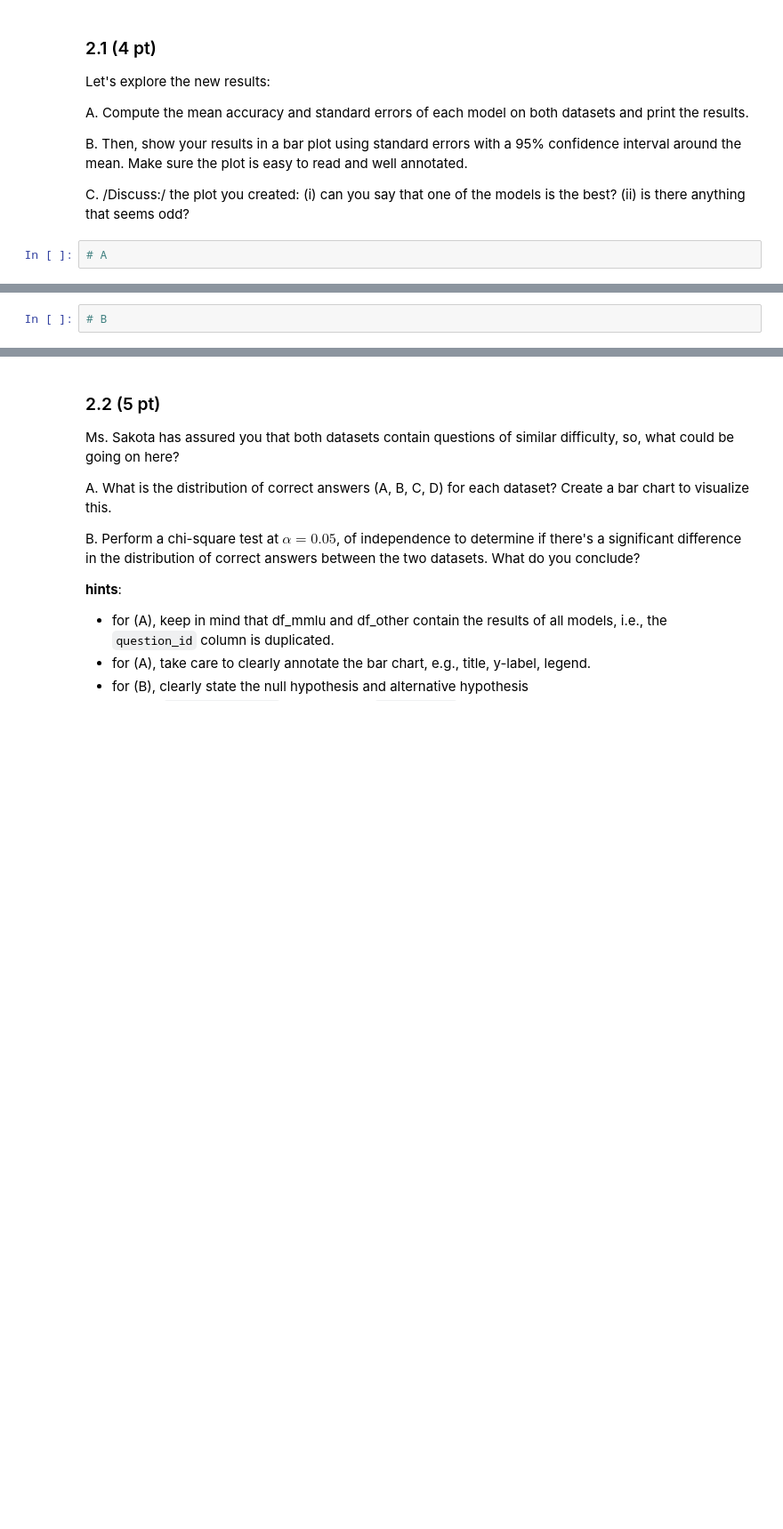
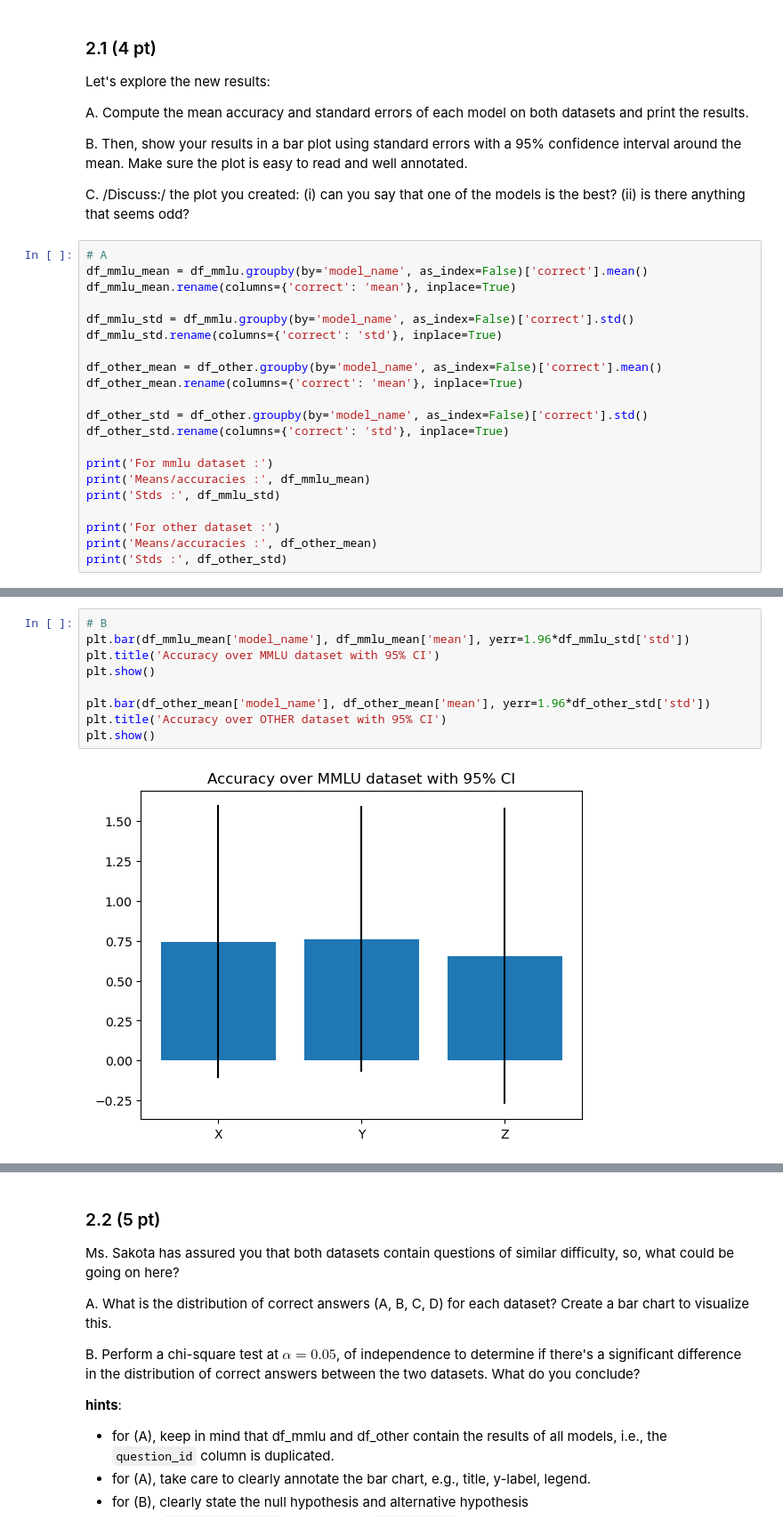
Before and after one commit to M-i-r-c-o/2024, a Jupyter notebook: Homework/01_PROJECT_NEUTRALITY/analysis.ipynb, the cells around one changed output, grey strips where cells are left out. Shown: that part at 89% size. Saved outputs shown, nothing was run; the diff lists cells and outputs as text; blank space fills up the shorter version.

```diff
--- a/Homework/01_PROJECT_NEUTRALITY/analysis.ipynb
+++ b/Homework/01_PROJECT_NEUTRALITY/analysis.ipynb
@@ -381,3 +471,22 @@ B. Then, show your results in a bar plot using standard errors with a 95% confid
 C. /Discuss:/ the plot you created: (i) can you say that one of the models is the best? (ii) is there anything that seems odd?
 # %%
 # A
+df_mmlu_mean = df_mmlu.groupby(by='model_name', as_index=False)['correct'].mean()
+df_mmlu_mean.rename(columns={'correct': 'mean'}, inplace=True)
+
+df_mmlu_std = df_mmlu.groupby(by='model_name', as_index=False)['correct'].std()
+df_mmlu_std.rename(columns={'correct': 'std'}, inplace=True)
+
+df_other_mean = df_other.groupby(by='model_name', as_index=False)['correct'].mean()
+df_other_mean.rename(columns={'correct': 'mean'}, inplace=True)
+
+df_other_std = df_other.groupby(by='model_name', as_index=False)['correct'].std()
+df_other_std.rename(columns={'correct': 'std'}, inplace=True)
+
+print('For mmlu dataset :')
+print('Means/accuracies :', df_mmlu_mean)
+print('Stds :', df_mmlu_std)
+
+print('For other dataset :')
+print('Means/accuracies :', df_other_mean)
+print('Stds :', df_other_std)
@@ -384,2 +512,11 @@ C. /Discuss:/ the plot you created: (i) can you say that one of the models is th
 # %%
 # B
+plt.bar(df_mmlu_mean['model_name'], df_mmlu_mean['mean'], yerr=1.96*df_mmlu_std['std'])
+plt.title('Accuracy over MMLU dataset with 95% CI')
+plt.show()
+
+plt.bar(df_other_mean['model_name'], df_other_mean['mean'], yerr=1.96*df_other_std['std'])
+plt.title('Accuracy over OTHER dataset with 95% CI')
+plt.show()
+# %% [output]
+[figure, added]
```
Also changed, not shown: parts of 19 cells of this notebook.
